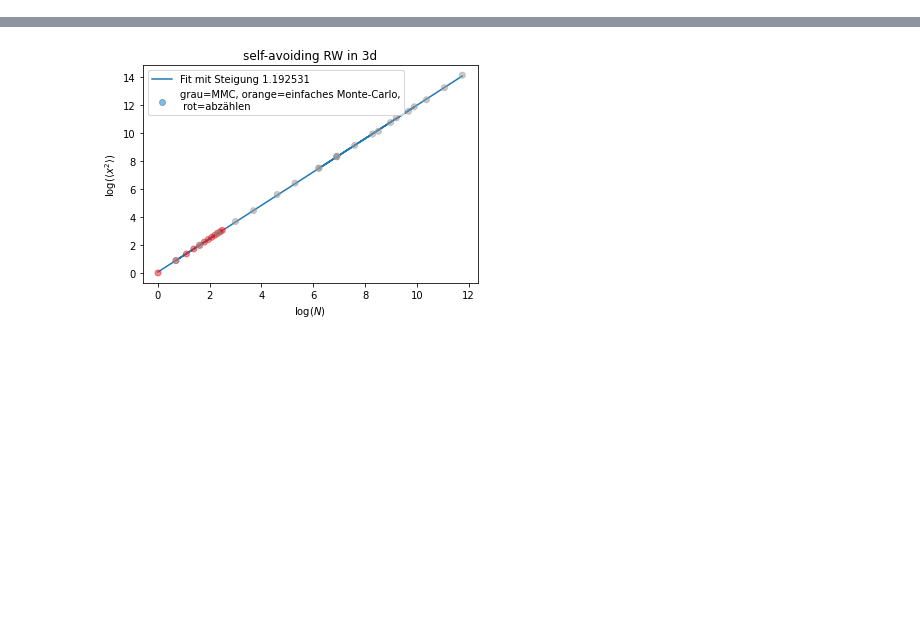
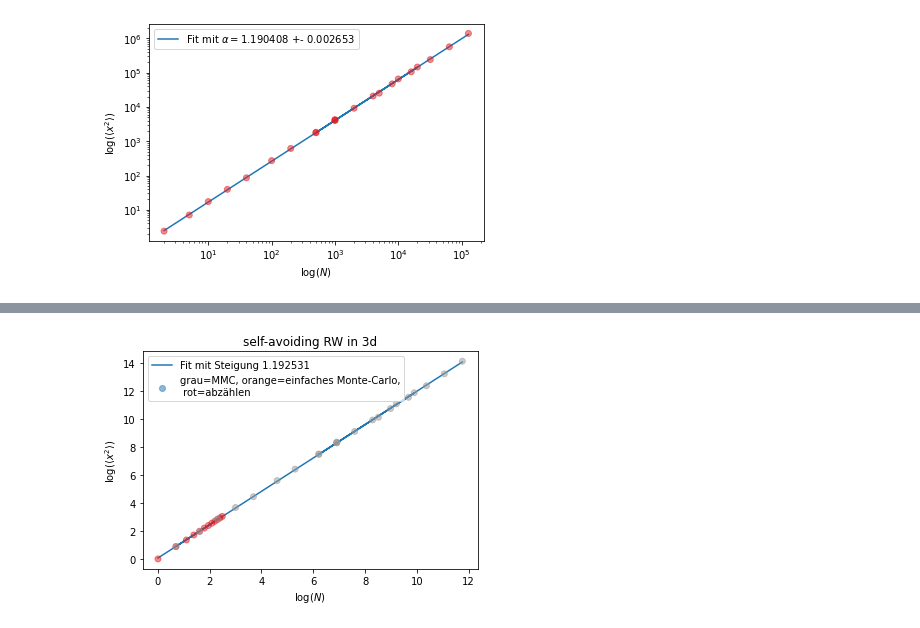
Before and after one commit to ja-miha/Vortragstechnik, a Jupyter notebook: saw/plot.ipynb, the cells around one changed output, grey strips where cells are left out. Cells and saved outputs as stored; diff of their text form; code cells hidden in the pictures; blank space fills up the shorter version.

```diff
--- a/saw/plot.ipynb
+++ b/saw/plot.ipynb
@@ -8,3 +8,20 @@ df = pd.read_csv("df3.txt", names = ["N", "square_disp", "modus"])
 #df = df[df.N>199]
 #df = df[df.N>3001]
 df = df[df.modus!=1]
+# %%
+df = df[df.modus==2]
+plt.xscale("log")
+plt.yscale("log")
+plt.scatter(df["N"], df["square_disp"], c=df["modus"], cmap="Set1", zorder=2, alpha=0.5)
+plt.xlabel(r"log($N$)")
+plt.ylabel(r"log($\left<x^2\right>$)")
+x = np.log(df["N"])
+y = np.log(df["square_disp"])
+coeff, v = np.polyfit(x[:], y[:], 1, cov=True)
+b, a = coeff
+b_err = v[0][0]**0.5
+plt.plot(np.exp(x), np.exp(a + b*x), zorder=1, label=r"Fit mit $\alpha=$%f +- %f" % (b, b_err))
+plt.legend(loc="upper left")
+plt.savefig("saw3d.pdf")
+# %% [output]
+[figure, added]
```
Also changed, not shown: parts of 6 cells of this notebook, 13 other files.
